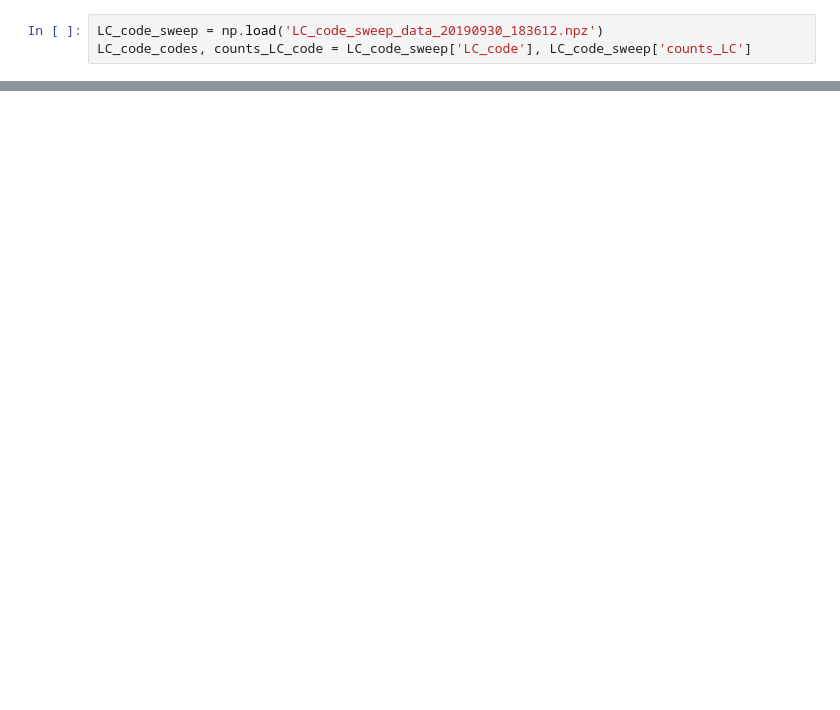
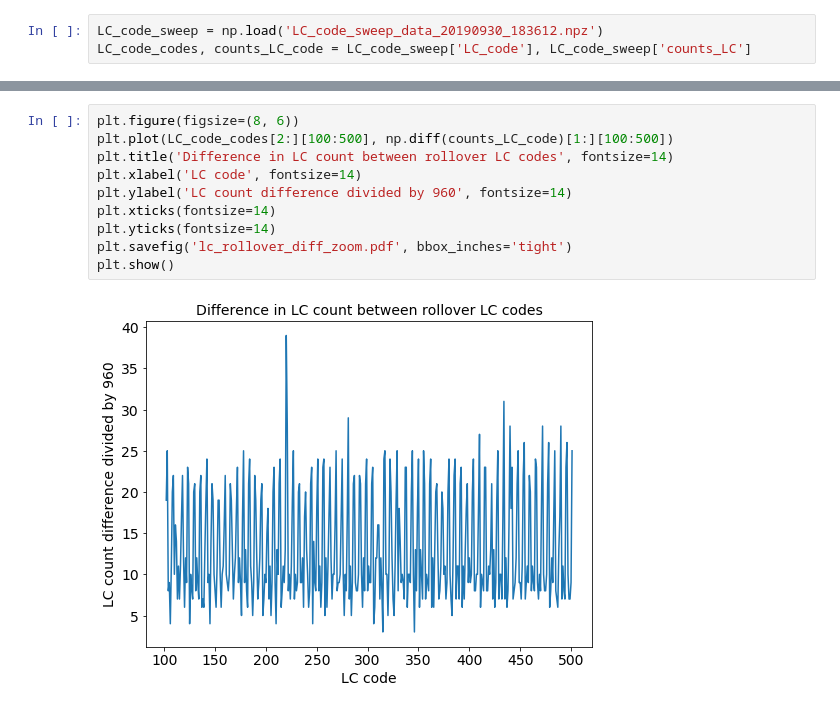
Before and after one commit to cwdao/scum-test-code, a Jupyter notebook: scum/LC_sweep/LC_monotonic.ipynb, the cells around one changed output, grey strips where cells are left out. Drawn from its saved outputs; the diff is of its cells as text; blank space fills up the shorter version.

```diff
--- a/scum/LC_sweep/LC_monotonic.ipynb
+++ b/scum/LC_sweep/LC_monotonic.ipynb
@@ -185,3 +201,15 @@ plt.show()
+# %%
+plt.figure(figsize=(8, 6))
+plt.plot(LC_code_codes[2:][100:500], np.diff(counts_LC_code)[1:][100:500])
+plt.title('Difference in LC count between rollover LC codes', fontsize=14)
+plt.xlabel('LC code', fontsize=14)
+plt.ylabel('LC count difference divided by 960', fontsize=14)
+plt.xticks(fontsize=14)
+plt.yticks(fontsize=14)
+plt.savefig('lc_rollover_diff_zoom.pdf', bbox_inches='tight')
+plt.show()
+# %% [output]
+[figure, added]
 # %%
 plt.plot(LC_code_codes[500:600], counts_LC_code[500:600])
 plt.title('LC counter vs. LC codes on Q4')
```
Also changed, not shown: parts of 9 cells of this notebook, 26 other files.
